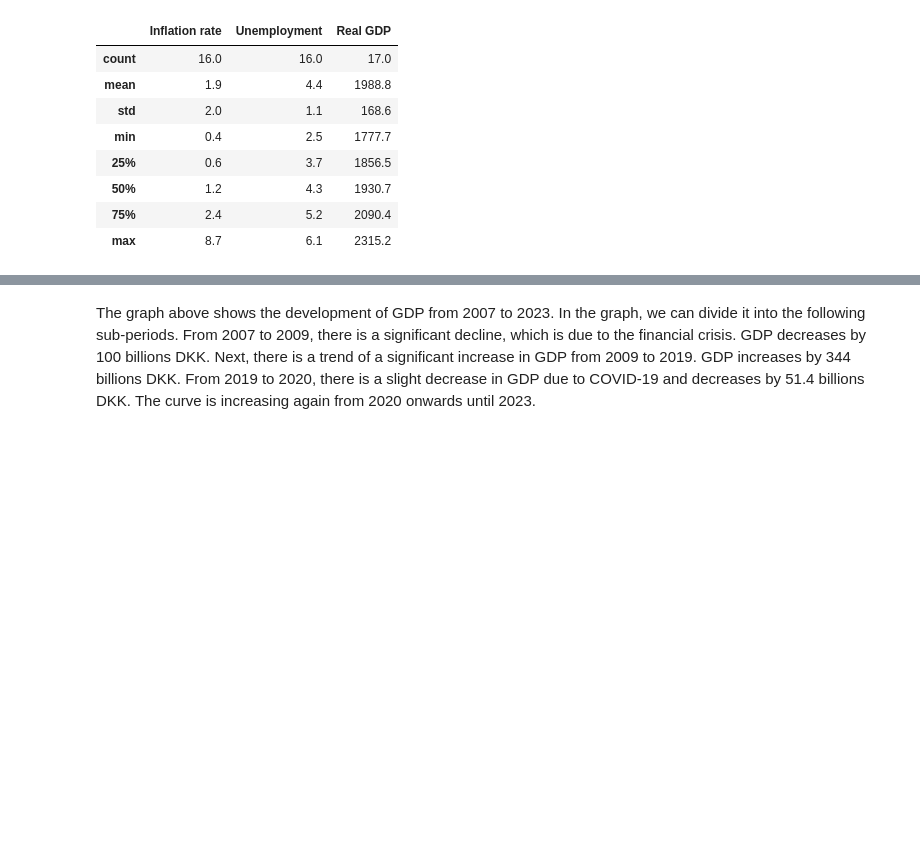
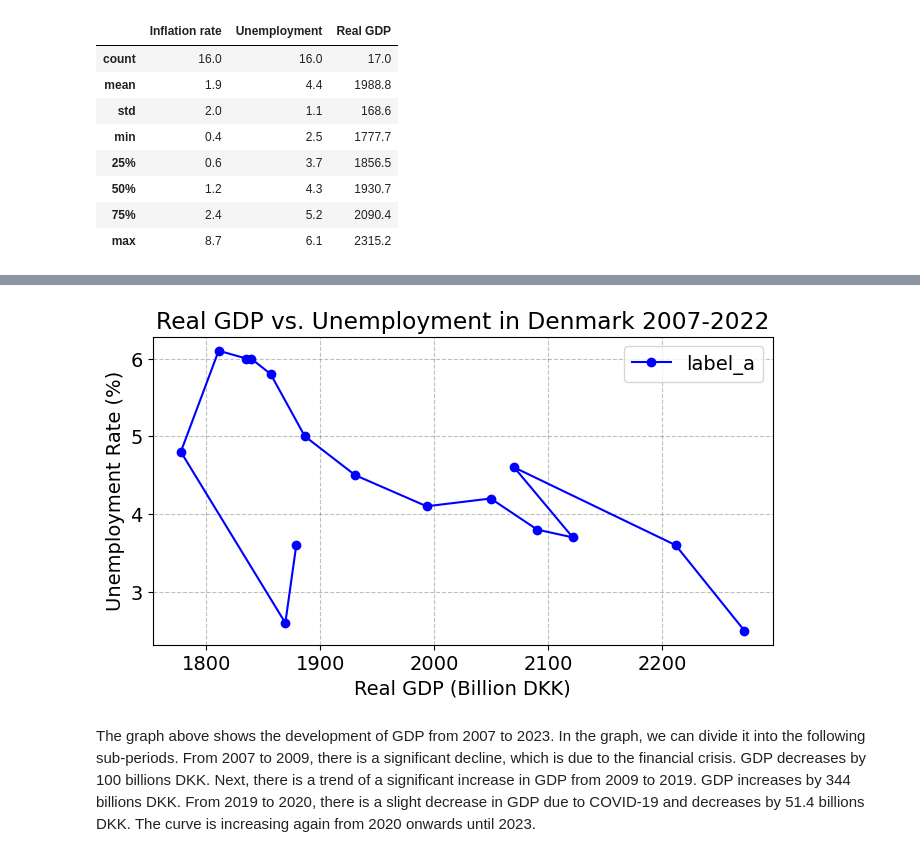
Before and after one commit to NumEconCopenhagen/projects-2024-sulaiman-phil-og-rabiah, a Jupyter notebook: dataproject/dataproject.ipynb, the cells around one changed output, grey strips where cells are left out. Cells and saved outputs as stored; diff of their text form; code cells hidden in the pictures; blank space fills up the shorter version.

```diff
--- a/dataproject/dataproject.ipynb
+++ b/dataproject/dataproject.ipynb
@@ -209,16 +201,13 @@ fig.update_traces(hovertemplate='Year: %{x}<br>Real GDP: %{y:.2f}')
 # Show the figure
 fig.show()
 # %%
-# Importing necessary libraries
-import pandas as pd
-import numpy as np
-import dataproject as dp  # Ensure your custom module is imported
-
 # Assuming Combined_data1 is already processed and available as per your previous codes
 # Here we create a scatter plot with a trend line for Real GDP vs Unemployment
 
 # Creating a scatter plot
-dp.plot_graph_3(Combined_data1['Real GDP'], Combined_data1['Unemployment'], title='Real GDP vs Unemployment in Denmark (2007-2022)', xlabel='Real GDP (Billion DKK)', ylabel='Unemployment Rate (%)')
+dp.plot_graph_4(Combined_data1['Real GDP'],Combined_data1['Unemployment'], title='Real GDP vs. Unemployment in Denmark 2007-2022', xlabel='Real GDP (Billion DKK)', ylabel='Unemployment Rate (%)',)
+# %% [output]
+[figure, added]
 # %% [markdown]
 The graph above shows the development of GDP from 2007 to 2023. In the graph, we can divide it into the following sub-periods. From 2007 to 2009, there is a significant decline, which is due to the financial crisis. GDP decreases by 100 billions DKK. Next, there is a trend of a significant increase in GDP from 2009 to 2019. GDP increases by 344 billions DKK. From 2019 to 2020, there is a slight decrease in GDP due to COVID-19 and decreases by 51.4 billions DKK. The curve is increasing again from 2020 onwards until 2023.
 # %% [markdown]
```
Also changed, not shown: parts of 9 cells of this notebook, 1 other file.
